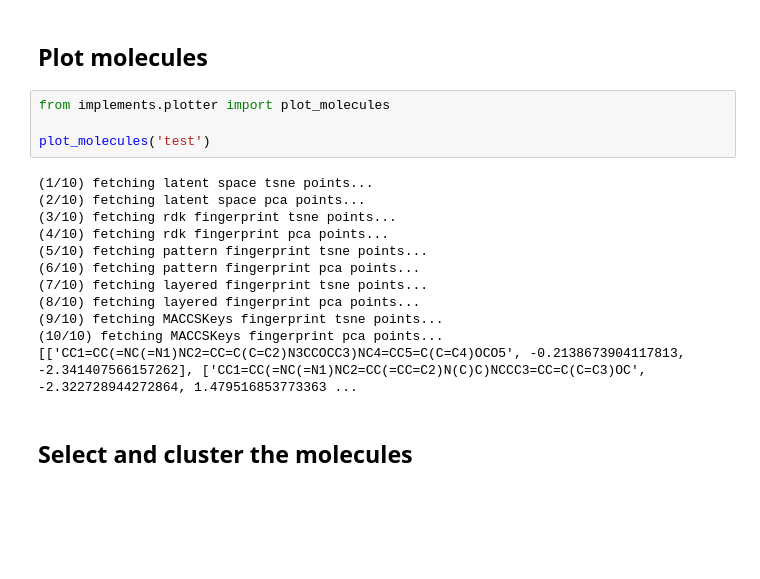
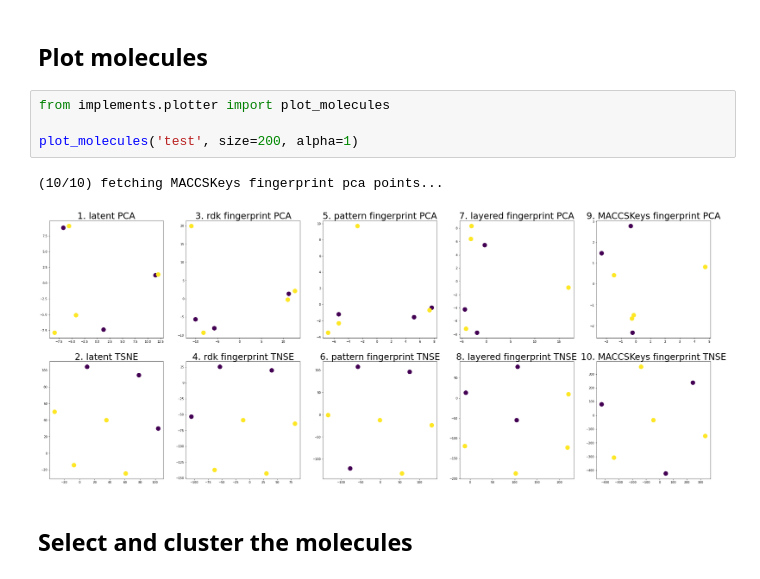
Before and after one commit to khhandrea/chemical-autoencoder, a Jupyter notebook: implement.ipynb, the cells around one changed output. Drawn from its saved outputs; the diff is of its cells as text; blank space fills up the shorter version.

```diff
--- a/implement.ipynb
+++ b/implement.ipynb
@@ -100,19 +85,10 @@ learn_tsne_pca('test')
 # %%
 from implements.plotter import plot_molecules
 
-plot_molecules('test')
+plot_molecules('test', size=200, alpha=1)
 # %% [output]
-(1/10) fetching latent space tsne points...
-(2/10) fetching latent space pca points...
-(3/10) fetching rdk fingerprint tsne points...
-(4/10) fetching rdk fingerprint pca points...
-(5/10) fetching pattern fingerprint tsne points...
-(6/10) fetching pattern fingerprint pca points...
-(7/10) fetching layered fingerprint tsne points...
-(8/10) fetching layered fingerprint pca points...
-(9/10) fetching MACCSKeys fingerprint tsne points...
 (10/10) fetching MACCSKeys fingerprint pca points...
-[['CC1=CC(=NC(=N1)NC2=CC=C(C=C2)N3CCOCC3)NC4=CC5=C(C=C4)OCO5', -0.2138673904117813, -2.341407566157262], ['CC1=CC(=NC(=N1)NC2=CC(=CC=C2)N(C)C)NCCC3=CC=C(C=C3)OC', -2.322728944272864, 1.479516853773363 ...
+[figure, added]
 # %% [markdown]
 ## Select and cluster the molecules
 # %%
```
Also changed, not shown: parts of 10 cells of this notebook, 4 other files.
